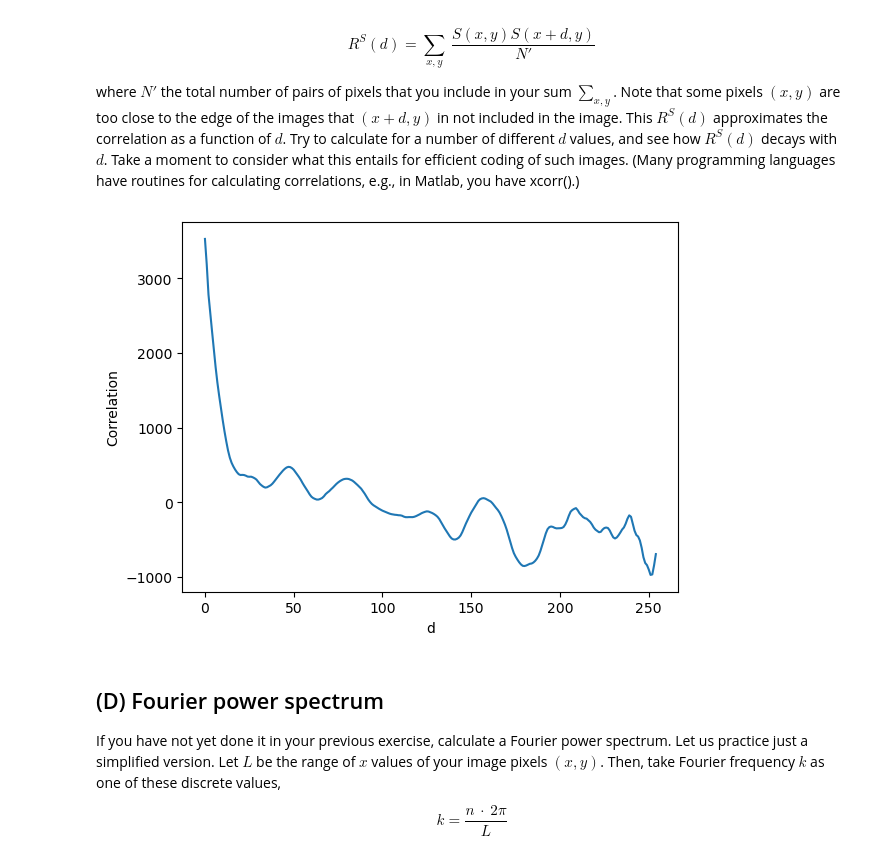
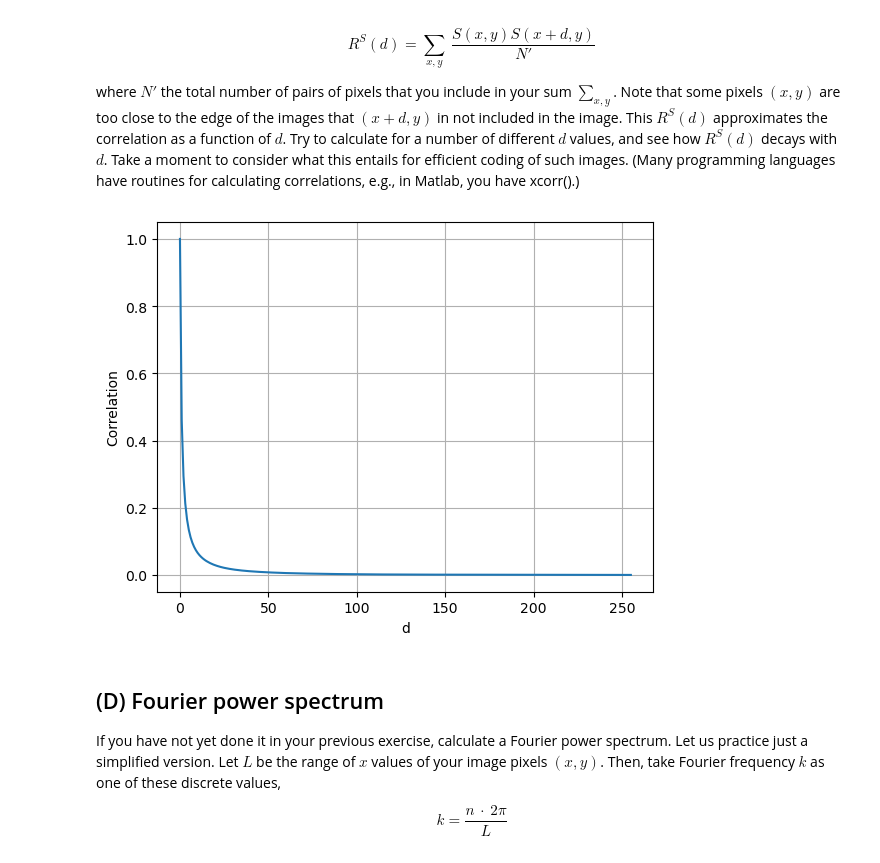
Before and after one commit to kerseviciute/how-does-vision-work, a Jupyter notebook: homework-2-5.ipynb, the cells around one changed output. Cells and saved outputs as stored; diff of their text form; code cells hidden in the pictures.

```diff
--- a/homework-2-5.ipynb
+++ b/homework-2-5.ipynb
@@ -15,5 +15,5 @@ def plot_image(image):
     plt.colorbar(fraction = 0.046, pad = 0.04)
     plt.show()
 # %%
-veggies = imread("resources/vegetables_gray.jpeg")
+insect = imread("resources/left.png")
 # %%
@@ -25,4 +25,6 @@ plot_image(veggies)
 
 Transform the image to make it zero mean for convenience. Hence, get the pixel value average $\hat{S} = \sum_{x, y}\ \frac{S(x, y)}{N}$, where $N$ is the total number of pixels in this image.  Then make $S(x, y) \rightarrow S(x, y) - \hat{S}$. Now $S(x, y)$ has zero mean value across the image.
 # %%
-veggies = veggies - np.mean(veggies)
+insect = insect - np.mean(insect)
+
+print(f"Mean: {round(np.mean(insect), 5)}")
@@ -53,13 +47,29 @@ def correlation(data, d = 0):
-# %%
-ds = np.arange(0, veggies.shape[0] - 1)
-corr = [ correlation(veggies, d = d) for d in ds ]
+# %%
+def pixel_correlation(image, max_d):
+    height, width = image.shape
+    corr = np.zeros(max_d)
+    N_prime = 0
+
+    for d in range(1, max_d + 1):
+        sum_corr = np.sum(image[:, :-d] * image[:, d:])
+        num_pairs = (height * (width - d))
+
+        N_prime += num_pairs
+        corr[d - 1] = sum_corr / N_prime
+
+    # Scale
+    corr = (corr - np.min(corr)) / (np.max(corr) - np.min(corr))
+    return corr
 # %%
-plt.plot(ds, corr)
+corr = pixel_correlation(insect, max_d = round(insect.shape[0] / 2))
+
+plt.plot(corr)
 plt.xlabel("d")
 plt.ylabel("Correlation")
+plt.grid()
 plt.show()
 # %% [output]
-[figure, old version]
+[figure, new version]
 # %% [markdown]
 ## (D) Fourier power spectrum
 
```
Also changed, not shown: parts of 9 cells of this notebook.
